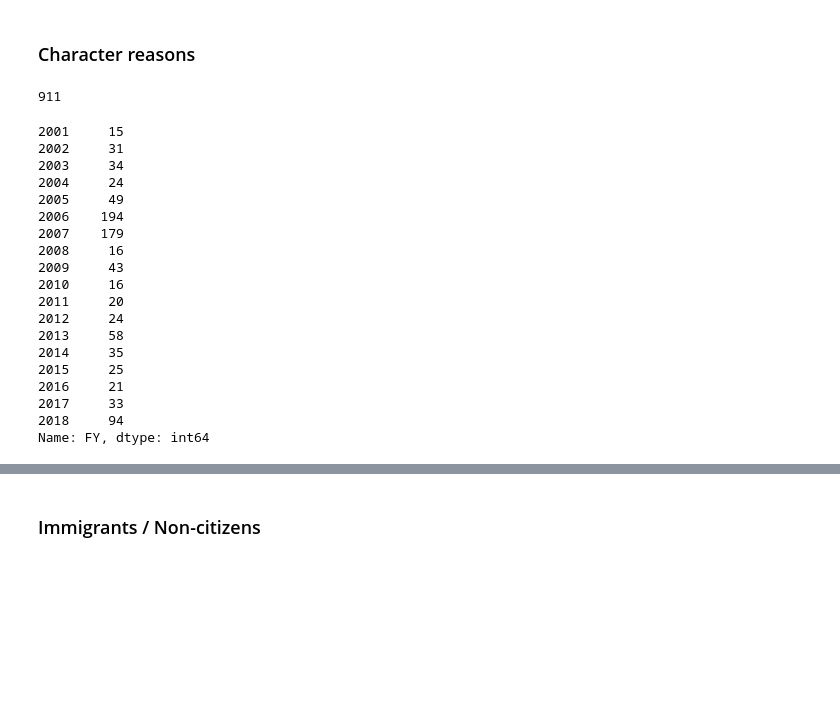
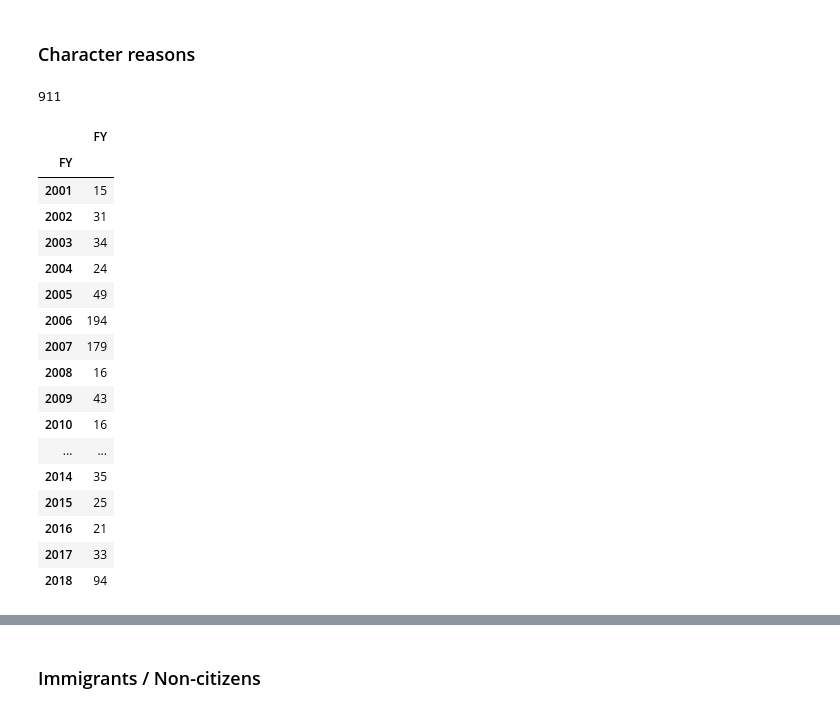
Before and after one commit to PublicI/sba-disaster-loans, a Jupyter notebook: SBA Data Analysis.ipynb, the cells around one changed output, grey strips where cells are left out. Saved outputs shown, nothing was run; the diff lists cells and outputs as text; code cells hidden in the pictures; blank space fills up the shorter version.

```diff
--- a/SBA Data Analysis.ipynb
+++ b/SBA Data Analysis.ipynb
@@ -124,26 +118,28 @@ def filter_any_code_col(code, df):
 ### Character reasons
 # %%
 df_declines_char = filter_any_code_col("43",df_declines)
-print(len(df_declines_char))
-df_declines_char['FY'].value_counts().sort_index()
+
+len(df_declines_char)
 # %% [output]
 911
-2001     15
-2002     31
-2003     34
-2004     24
-2005     49
-2006    194
-2007    179
-2008     16
-2009     43
-2010     16
-2011     20
-2012     24
-2013     58
-2014     35
-2015     25
-2016     21
-2017     33
-2018     94
-Name: FY, dtype: int64
+# %%
+df_declines_char.sort_values(by='FY').groupby('FY')[['FY']].count()
+# %% [output]
+|  | FY |
+| FY |  |
+| 2001 | 15 |
+| 2002 | 31 |
+| 2003 | 34 |
+| 2004 | 24 |
+| 2005 | 49 |
+| 2006 | 194 |
+| 2007 | 179 |
+| 2008 | 16 |
+| 2009 | 43 |
+| 2010 | 16 |
+| ... | ... |
+| 2014 | 35 |
+| 2015 | 25 |
+| 2016 | 21 |
+| 2017 | 33 |
+| 2018 | 94 |
```
Also changed, not shown: parts of 29 cells of this notebook.
